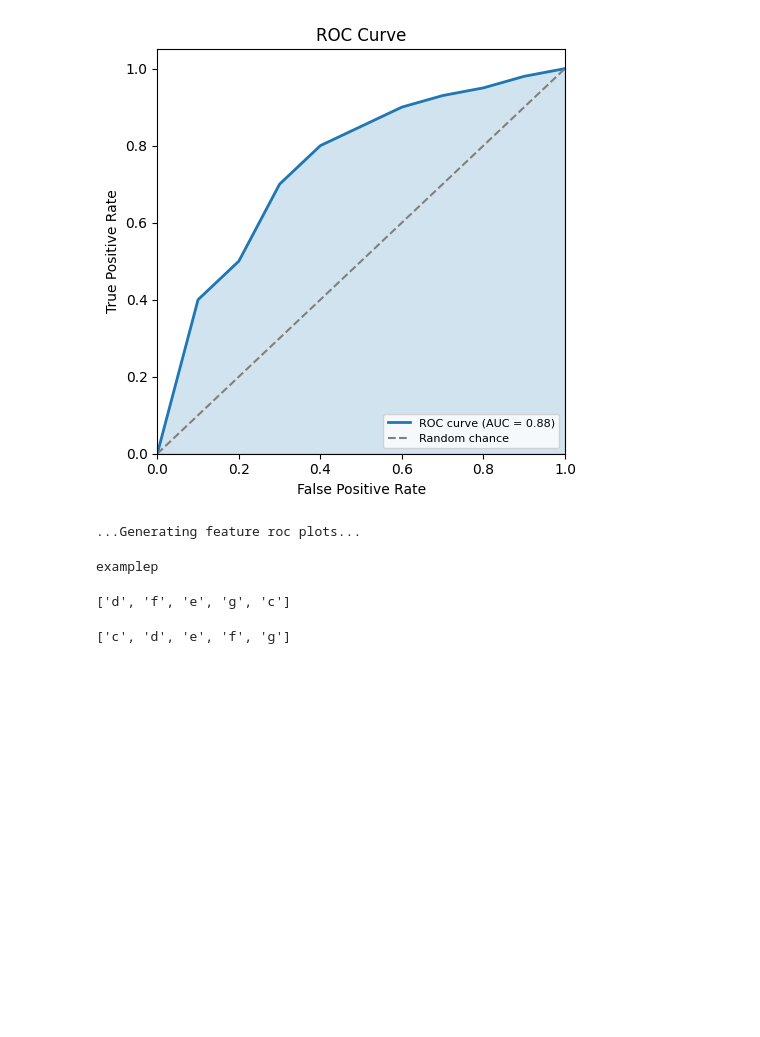
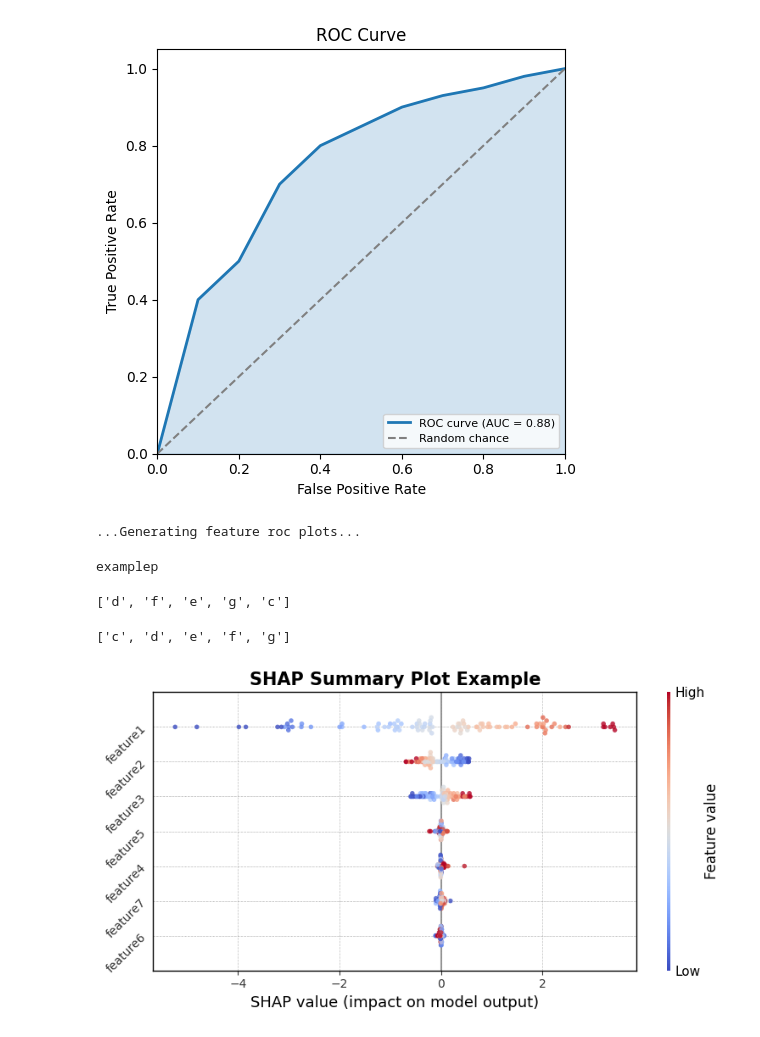
Before and after one commit to LoveUCB/APMA, a Jupyter notebook: playground.ipynb, the cells around one changed output. Cells and saved outputs as stored; diff of their text form; code cells hidden in the pictures; blank space fills up the shorter version.

```diff
--- a/playground.ipynb
+++ b/playground.ipynb
@@ -57,3 +57,58 @@ set_category = list(dict.fromkeys(category))
 print(set_category)
 # %% [output]
 ['c', 'd', 'e', 'f', 'g']
+# %%
+import shap
+import matplotlib.pyplot as plt
+import xgboost
+import numpy as np
+import pandas as pd
+
+# 创建示例数据
+np.random.seed(42)
+X = pd.DataFrame({
+    'feature1': np.random.randn(100),
+    'feature2': np.random.randn(100) * 0.5,
+    'feature3': np.random.randn(100) + 1,
+    'feature4': np.random.rand(100) * 10,
+    'feature5': np.random.rand(100) * 10,
+    'feature6': np.random.rand(100) * 10,
+    'feature7': np.random.rand(100) * 10
+})
+y = X['feature1'] * 2 - X['feature2'] + X['feature3'] * 0.5 + np.random.randn(100) * 0.1
+
+# 训练示例模型
+model = xgboost.XGBRegressor()
+model.fit(X, y)
+
+# 计算 SHAP 值
+explainer = shap.TreeExplainer(model)
+shap_values = explainer.shap_values(X)
+
+# 绘制改进后的 SHAP summary plot
+name = "SHAP Summary Plot Example"
+
+fig = shap.summary_plot(
+    shap_values,
+    X,
+    alpha=0.8,
+    show=False,
+    cmap='coolwarm'  # 使用 coolwarm 配色
+)
+
+# 美化图表
+plt.title(f"{name}",fontweight='bold', fontsize=15)
+plt.xticks(fontsize=10)
+plt.yticks(fontsize=10,  rotation=45, ha='right')  # 标签旋转60度，右对齐
+plt.grid(color='gray', linestyle='--', linewidth=0.5, alpha=0.5)
+# 添加矩形框线
+ax = plt.gca()  # 获取当前轴对象
+ax.tick_params(axis='y', pad=-16)  # 减少标签与轴线的间距（pad 值越小越靠近）
+for spine in ax.spines.values():
+    spine.set_visible(True)
+    spine.set_color('black')  # 设置框线颜色
+    spine.set_linewidth(1)  # 设置框线宽度
+plt.tight_layout()
+plt.show()
+# %% [output]
+[figure, added]
```
Also changed, not shown: 14 other files.
